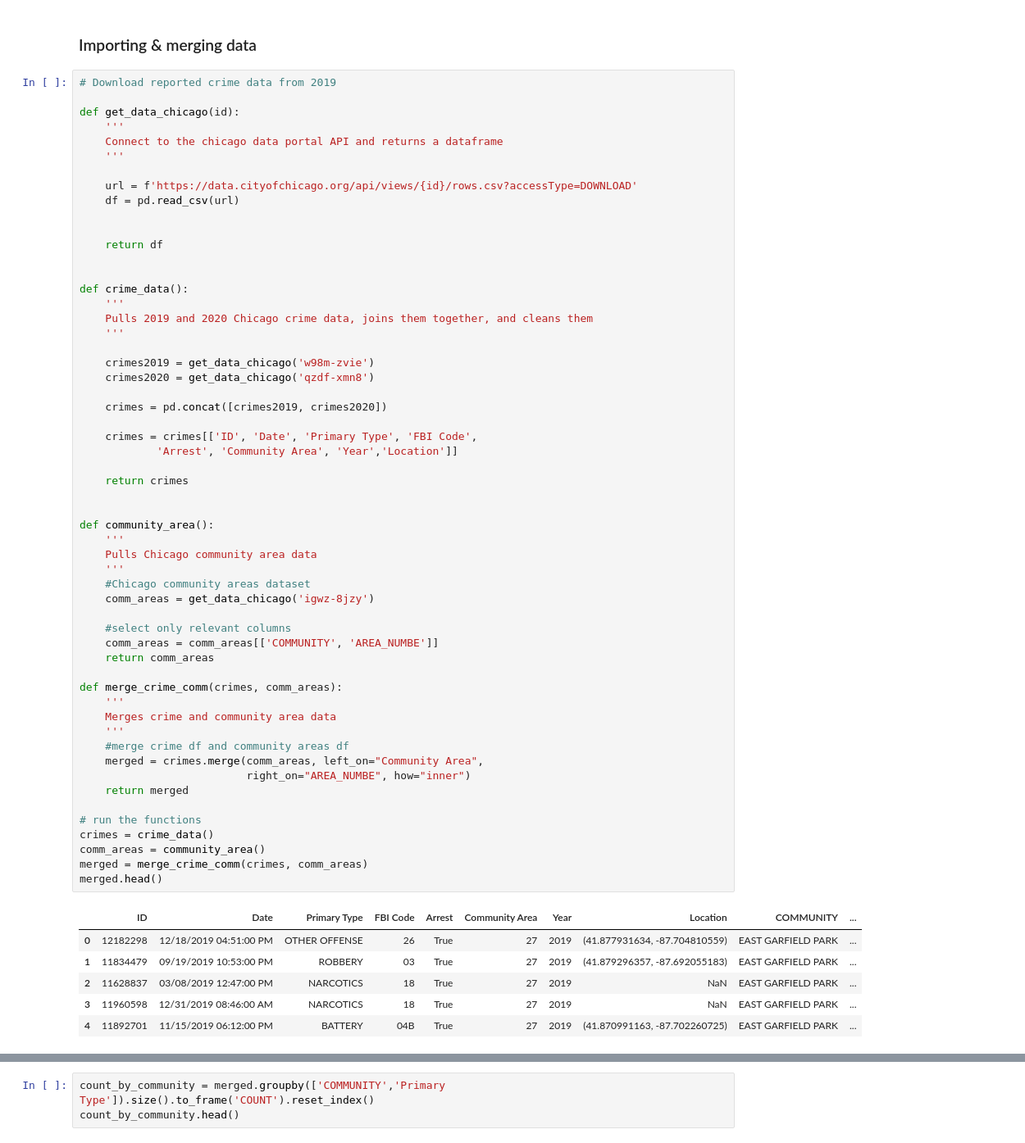
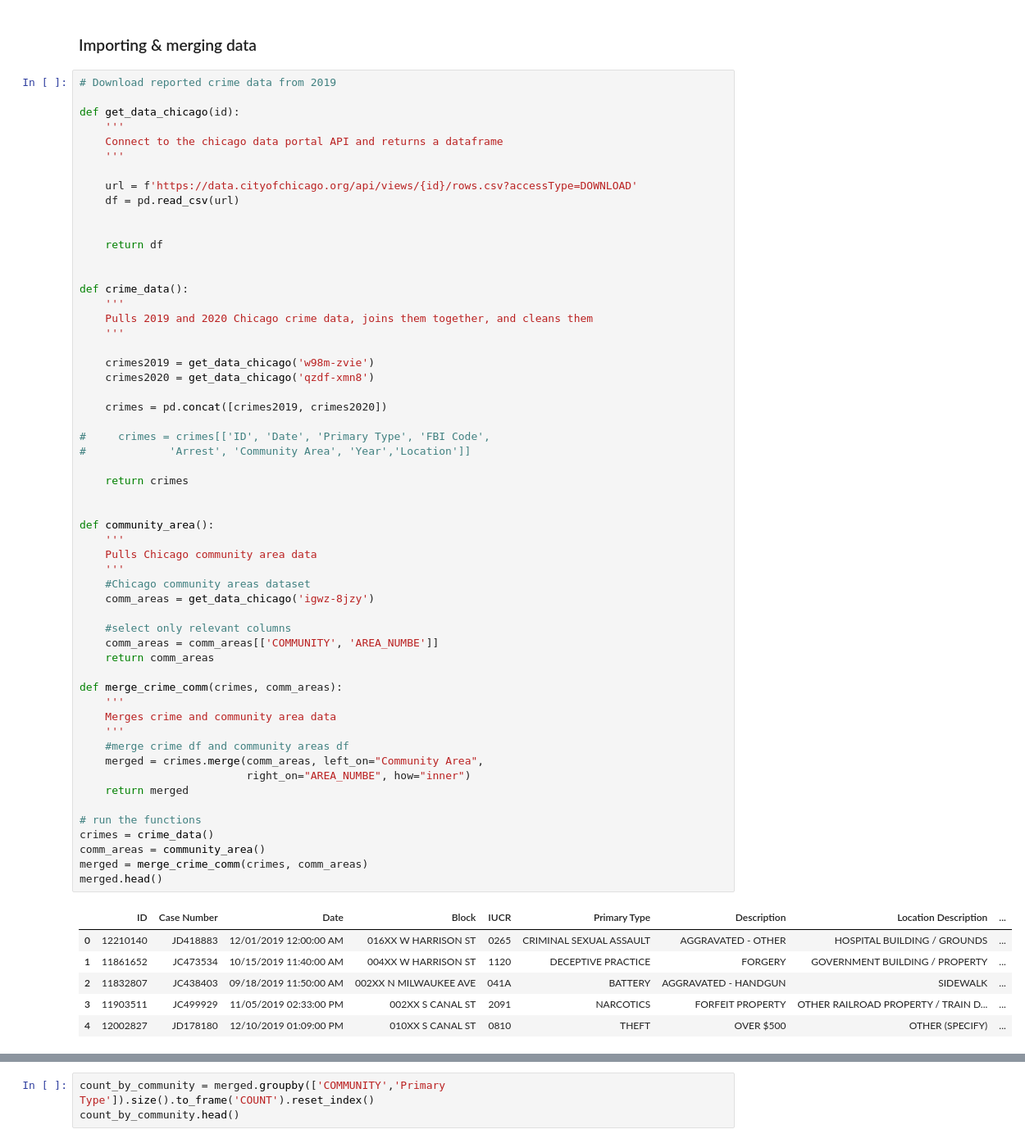
Before and after one commit to Data-and-Programming-2-TAs/Emilys-discussion-notebooks, a Jupyter notebook: Lab 5.ipynb, the cells around one changed output, grey strips where cells are left out. Shown at 82% size. Drawn from its saved outputs; the diff is of its cells as text.

```diff
--- a/Lab 5.ipynb
+++ b/Lab 5.ipynb
@@ -49,41 +49,41 @@ def crime_data():
 
     crimes = pd.concat([crimes2019, crimes2020])
 
-    crimes = crimes[['ID', 'Date', 'Primary Type', 'FBI Code',
-            'Arrest', 'Community Area', 'Year','Location']]
+#     crimes = crimes[['ID', 'Date', 'Primary Type', 'FBI Code',
+#             'Arrest', 'Community Area', 'Year','Location']]
 
     return crimes
 
 
 def community_area():
     '''
     Pulls Chicago community area data
     '''
     #Chicago community areas dataset
     comm_areas = get_data_chicago('igwz-8jzy')
 
     #select only relevant columns
     comm_areas = comm_areas[['COMMUNITY', 'AREA_NUMBE']]
     return comm_areas
 
 def merge_crime_comm(crimes, comm_areas):
     '''
     Merges crime and community area data
     '''
     #merge crime df and community areas df
     merged = crimes.merge(comm_areas, left_on="Community Area",
                           right_on="AREA_NUMBE", how="inner")
     return merged
 
 # run the functions
 crimes = crime_data()
 comm_areas = community_area()
 merged = merge_crime_comm(crimes, comm_areas)
 merged.head()
 # %% [output]
-|  | ID | Date | Primary Type | FBI Code | Arrest | Community Area | Year | Location | COMMUNITY | ... |
-| 0 | 12182298 | 12/18/2019 04:51:00 PM | OTHER OFFENSE | 26 | True | 27 | 2019 | (41.877931634, -87.704810559) | EAST GARFIELD PARK | ... |
-| 1 | 11834479 | 09/19/2019 10:53:00 PM | ROBBERY | 03 | True | 27 | 2019 | (41.879296357, -87.692055183) | EAST GARFIELD PARK | ... |
-| 2 | 11628837 | 03/08/2019 12:47:00 PM | NARCOTICS | 18 | True | 27 | 2019 | NaN | EAST GARFIELD PARK | ... |
-| 3 | 11960598 | 12/31/2019 08:46:00 AM | NARCOTICS | 18 | True | 27 | 2019 | NaN | EAST GARFIELD PARK | ... |
-| 4 | 11892701 | 11/15/2019 06:12:00 PM | BATTERY | 04B | True | 27 | 2019 | (41.870991163, -87.702260725) | EAST GARFIELD PARK | ... |
+|  | ID | Case Number | Date | Block | IUCR | Primary Type | Description | Location Description | ... |
+| 0 | 12210140 | JD418883 | 12/01/2019 12:00:00 AM | 016XX W HARRISON ST | 0265 | CRIMINAL SEXUAL ASSAULT | AGGRAVATED - OTHER | HOSPITAL BUILDING / GROUNDS | ... |
+| 1 | 11861652 | JC473534 | 10/15/2019 11:40:00 AM | 004XX W HARRISON ST | 1120 | DECEPTIVE PRACTICE | FORGERY | GOVERNMENT BUILDING / PROPERTY | ... |
+| 2 | 11832807 | JC438403 | 09/18/2019 11:50:00 AM | 002XX N MILWAUKEE AVE | 041A | BATTERY | AGGRAVATED - HANDGUN | SIDEWALK | ... |
+| 3 | 11903511 | JC499929 | 11/05/2019 02:33:00 PM | 002XX S CANAL ST | 2091 | NARCOTICS | FORFEIT PROPERTY | OTHER RAILROAD PROPERTY / TRAIN D... | ... |
+| 4 | 12002827 | JD178180 | 12/10/2019 01:09:00 PM | 010XX S CANAL ST | 0810 | THEFT | OVER $500 | OTHER (SPECIFY) | ... |
```
Also changed, not shown: parts of 3 cells of this notebook.
